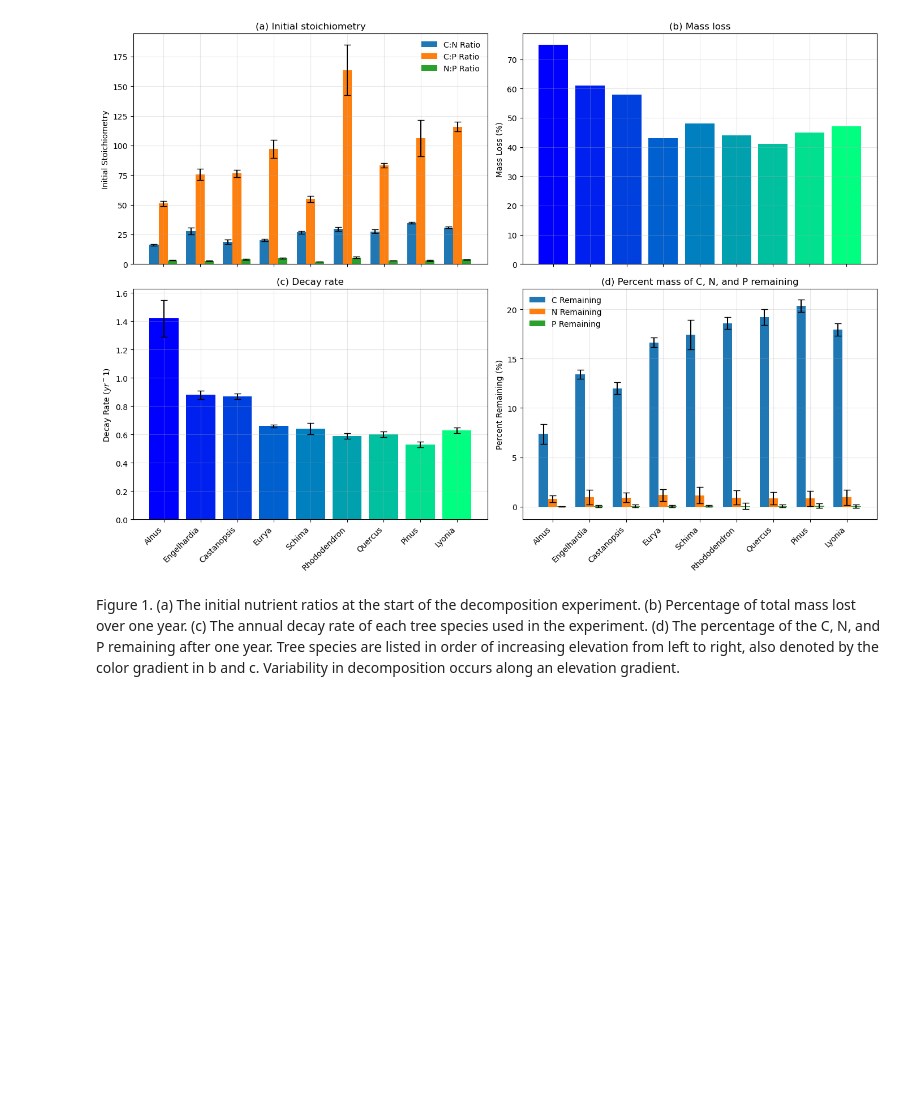
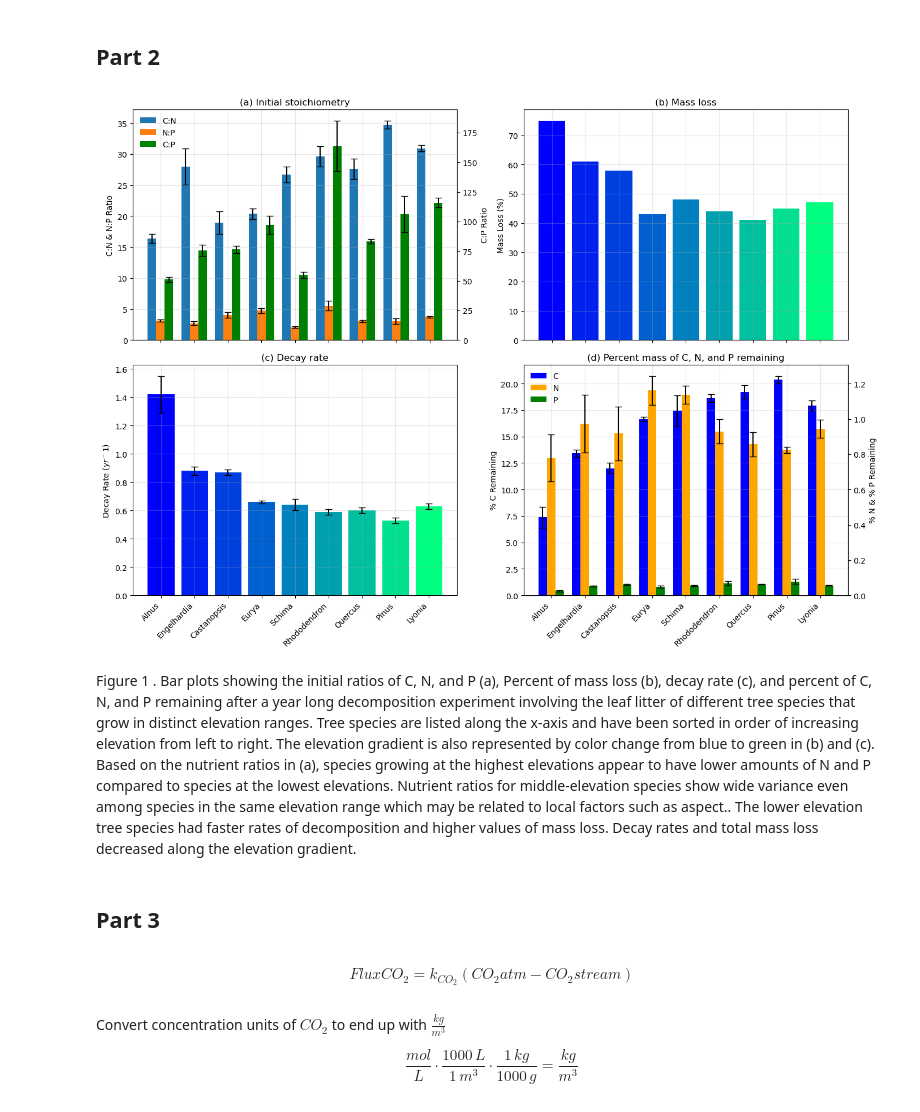
Before and after one commit to rjost1/GEOS685, a Jupyter notebook: Final.ipynb, the cells around one changed output. Saved outputs shown, nothing was run; the diff lists cells and outputs as text; code cells hidden in the pictures; blank space fills up the shorter version.

Commit message:
fixed plots. added part 3 calc

```diff
--- a/Final.ipynb
+++ b/Final.ipynb
@@ -2,6 +2,8 @@
 import pandas as pd
 import matplotlib.pyplot as plt
 import numpy as np
+# %% [markdown]
+## Part 2
 # %%
 csv_path = './final_part_2_data.csv'
 litter_df = pd.read_csv(csv_path)
@@ -21,6 +23,26 @@ bar_width = 0.25
 litter_df['C:N'] = litter_df['C'] / litter_df['N']
 litter_df['C:P'] = litter_df['C'] / litter_df['P']
 litter_df['N:P'] = litter_df['N'] / litter_df['P']
+# %%
+# A = fraction remaining, σA = release std err (fraction), σB = C std err (same units as C)
+A_C = 1 - litter_df['C Release'] / 100
+sigma_A_C = litter_df['C rel std. err'] / 100   # if this column is in percent (e.g., 5 for 5%)
+sigma_B_C = litter_df['C std. err']             # absolute std. err in same units as C
+
+C_err = np.sqrt( (sigma_A_C * litter_df['C'])**2 + (A_C * sigma_B_C)**2 )
+
+# Repeat for N and P
+A_N = 1 - litter_df['N Release'] / 100
+sigma_A_N = litter_df['N rel std. err'] / 100
+sigma_B_N = litter_df['N std. Err']
+
+N_err = np.sqrt( (sigma_A_N * litter_df['N'])**2 + (A_N * sigma_B_N)**2 )
+
+A_P = 1 - litter_df['P Release'] / 100
+sigma_A_P = litter_df['P rel std. err'] / 100
+sigma_B_P = litter_df['P std. Err']
+
+P_err = np.sqrt( (sigma_A_P * litter_df['P'])**2 + (A_P * sigma_B_P)**2 )
 # %%
 # ----------------------------------------------------
 # Figure layout
@@ -34,15 +56,22 @@ CN_err = np.sqrt(((litter_df['C std. err'] / litter_df['C'])**2)+((litter_df['N
 CP_err = np.sqrt(((litter_df['C std. err'] / litter_df['C'])**2)+((litter_df['P std. Err'] / litter_df['P'])**2))
 NP_err = np.sqrt(((litter_df['N std. Err'] / litter_df['N'])**2)+((litter_df['P std. Err'] / litter_df['P'])**2))
 
-ax1.bar(positions - bar_width, litter_df["C:N"], width=bar_width, yerr=litter_df["C:N"]*CN_err, capsize=4, label='C:N Ratio')
-ax1.bar(positions, litter_df["C:P"], width=bar_width, yerr=litter_df["C:P"]*CP_err, capsize=4, label='C:P Ratio')
-ax1.bar(positions + bar_width, litter_df["N:P"], width=bar_width, yerr=litter_df["N:P"]*NP_err, capsize=4, label='N:P Ratio')
+ax1.bar(positions - bar_width, litter_df["C:N"], width=bar_width, yerr=litter_df["C:N"]*CN_err, capsize=4, label='C:N')
+ax1.bar(positions, litter_df["N:P"], width=bar_width, yerr=litter_df["N:P"]*NP_err, capsize=4, label='N:P')
+ax1_sec = ax1.twinx()
+ax1_sec.bar(positions + bar_width, litter_df["C:P"], width=bar_width, yerr=litter_df["C:P"]*CP_err, capsize=4, label='C:P', color='green')
+
 
 ax1.set_xticks(positions)
 ax1.tick_params(axis='x', labelbottom=False)
-ax1.set_ylabel('Initial Stoichiometry')
+ax1.set_ylabel('C:N & N:P Ratio')
+ax1_sec.set_ylabel('C:P Ratio')
 ax1.set_title('(a) Initial stoichiometry')
-ax1.legend(frameon=False)
+handles1, labels1 = ax1.get_legend_handles_labels()
+handles2, labels2 = ax1_sec.get_legend_handles_labels()
+ax1.legend(handles1 + handles2, labels1 + labels2, frameon=False, loc='upper left')
+#ax1.legend(frameon=False)
+#ax1_sec.legend()
 # ----------------------------------------------------
 # Panel 2 — Litter Mass loss by Tree species
 # ----------------------------------------------------
@@ -54,41 +83,46 @@ ax2.set_title("(b) Mass loss")
 # ----------------------------------------------------
 # Panel 3 — Decay Rate by Tree Species
 # ----------------------------------------------------
 ax3.bar(litter_df["Tree species"], litter_df["K"], yerr=litter_df['K std. Err'], capsize=4, color=colors)
 ax3.set_xticks(positions)
 ax3.set_xticklabels(species_short, rotation=45, ha='right')
 ax3.set_ylabel("Decay Rate ${(yr^-1)}$")
 ax3.set_title("(c) Decay rate")
 # ----------------------------------------------------
 # Panel 4 — Final Nutrient Percentages Remaining by tree species
 # ----------------------------------------------------
 c_vals = (1 - (litter_df['C Release'] / 100)) * litter_df['C']
 n_vals = (1 - (litter_df['N Release'] / 100)) * litter_df['N']
 p_vals = (1 - (litter_df['P Release'] / 100)) * litter_df['P']
 
-C_err = np.sqrt(((1 - (litter_df['C Release'] / 100))**2)+(((litter_df['C rel std. err'] * litter_df['C'])/100)**2))
-N_err = np.sqrt(((1 - (litter_df['N Release'] / 100))**2)+(((litter_df['N rel std. err'] * litter_df['N'])/100)**2))
-P_err = np.sqrt(((1 - (litter_df['P Release'] / 100))**2)+(((litter_df['P rel std. err'] * litter_df['P'])/100)**2))
 
-ax4.bar(positions - bar_width, c_vals, width=bar_width, yerr=C_err, capsize=4, label='C Remaining')
-ax4.bar(positions, n_vals, width=bar_width, yerr=N_err, capsize=4, label='N Remaining')
-ax4.bar(positions + bar_width, p_vals, width=bar_width, yerr=P_err, capsize=4, label='P Remaining')
+ax4_sec = ax4.twinx()
+ax4.bar(positions - bar_width, c_vals, width=bar_width, yerr=C_err, capsize=4, label='C', color='blue')
+ax4_sec.bar(positions, n_vals, width=bar_width, yerr=N_err, capsize=4, label='N', color='orange')
+ax4_sec.bar(positions + bar_width, p_vals, width=bar_width, yerr=P_err, capsize=4, label='P', color='green')
 
 ax4.set_xticks(positions)
 ax4.set_xticklabels(species_short, rotation=45, ha='right')
-ax4.set_ylabel('Percent Remaining (%)')
+#ax4.set_ylim(0, 25)
+#ax4_sec.set_ylim(0, 2)
+ax4.set_ylabel('% C Remaining')
+ax4_sec.set_ylabel('% N & % P Remaining')
 ax4.set_title('(d) Percent mass of C, N, and P remaining')
-ax4.legend(frameon=False)
+handles3, labels3 = ax4.get_legend_handles_labels()
+handles4, labels4 = ax4_sec.get_legend_handles_labels()
+ax4.legend(handles3 + handles4, labels3 + labels4, frameon=False, loc='upper left')
 # ----------------------------------------------------
 # Styling and tight layout
 # ----------------------------------------------------
 for ax in [ax1, ax2, ax3, ax4]:
     ax.grid(True, alpha=0.3)
 
 
 plt.tight_layout()
 plt.show()
 # %% [output]
-[figure, old version]
+[figure, new version]
 # %% [markdown]
-Figure 1. (a) The initial nutrient ratios at the start of the decomposition experiment. (b) Percentage of total mass lost over one year. (c) The annual decay rate of each tree species used in the experiment. (d) The percentage of the C, N, and P remaining after one year. Tree species are listed in order of increasing elevation from left to right, also denoted by the color gradient in b and c. Variability in decomposition occurs along an elevation gradient.
+Figure 1 . Bar plots showing the initial ratios of C, N, and P (a), Percent of mass loss (b), decay rate (c), and percent of C, N, and P remaining after a year long decomposition experiment involving the leaf litter of different tree species that grow in distinct elevation ranges. Tree species are listed along the x-axis and have been sorted in order of increasing elevation from left to right. The elevation gradient is also represented by color change from blue to green in (b) and (c). Based on the nutrient ratios in (a), species growing at the highest elevations appear to have lower amounts of N and P compared to species at the lowest elevations. Nutrient ratios for middle-elevation species show wide variance even among species in the same elevation range which may be related to local factors such as aspect.. The lower elevation tree species had faster rates of decomposition and higher values of mass loss. Decay rates and total mass loss decreased along the elevation gradient.
+# %% [markdown]
+## Part 3
@@ -94,0 +137,11 @@ Figure 1. (a) The initial nutrient ratios at the start of the decomposition expe
+# %% [markdown]
+$$
+{Flux CO_2 = k_{CO_2} ({CO_2atm} - {CO_2stream})}
+$$
+# %% [markdown]
+Convert concentration units of ${CO_2}$ to end up with
+$\frac{kg}{m^3}$
+
+$$
+\frac{mol}{L} \cdot \frac{1000 \, L}{1 \, m^3} \cdot \frac{1 \, kg}{1000 \, g}= \frac{kg}{m^3}
+$$
```
Also changed, not shown: parts of 6 cells of this notebook.
